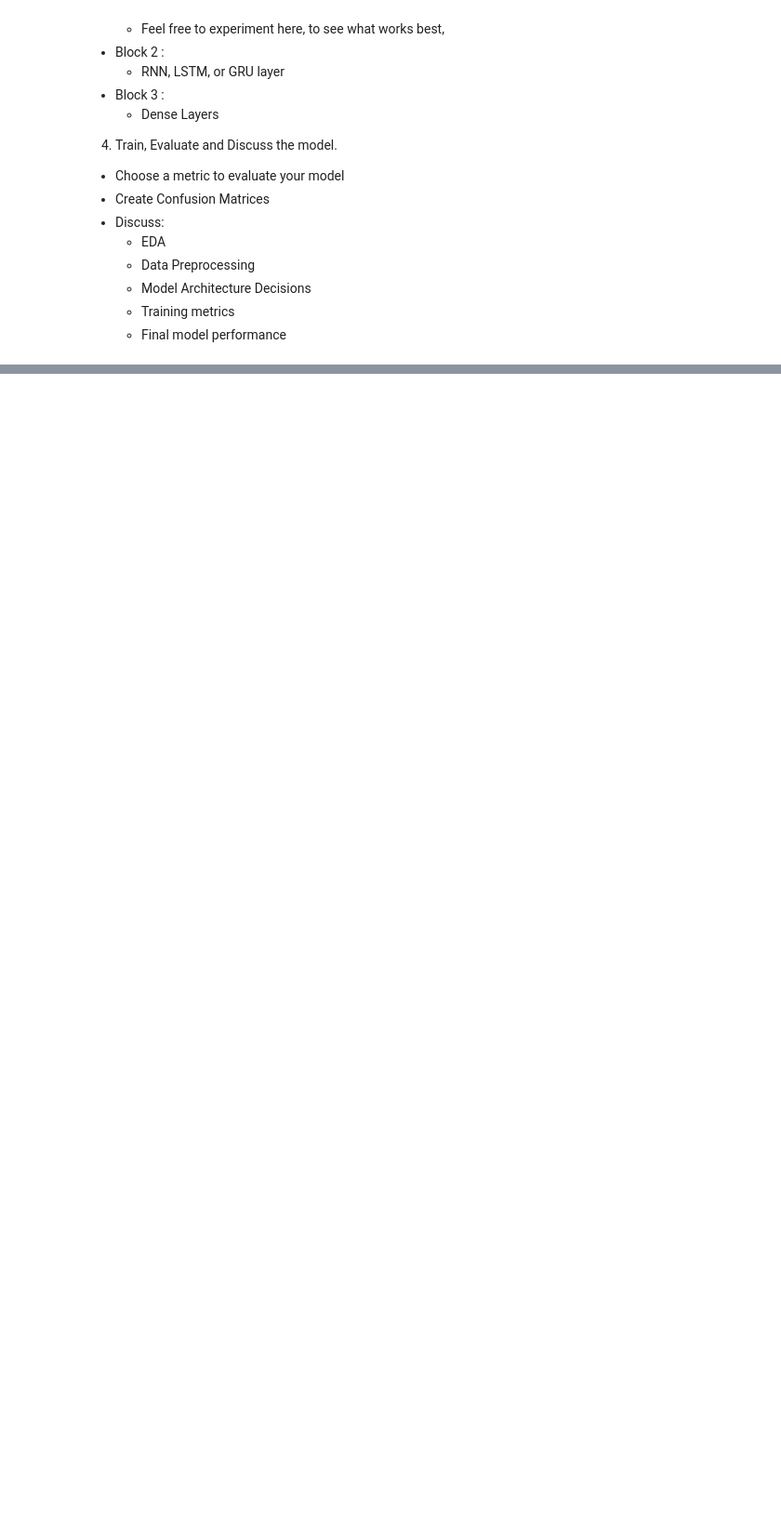
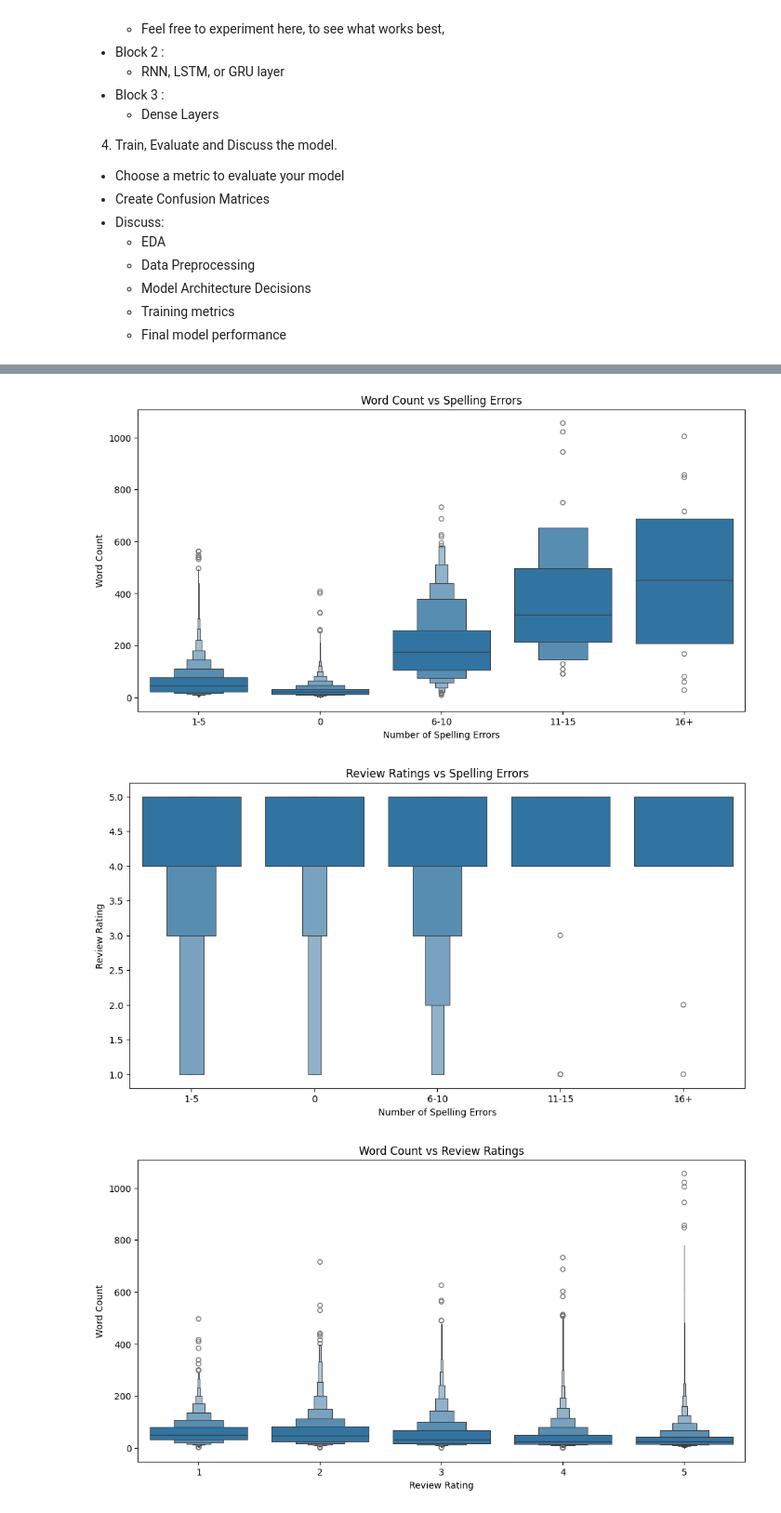
Before and after one commit to rudedude693/FSA_devops, a Jupyter notebook: notebooks/unit4/lesson_INC11/class_reviews.ipynb, the cells around one changed output, grey strips where cells are left out. Shown at 93% size. Cells and saved outputs as stored; diff of their text form; code cells hidden in the pictures; blank space fills up the shorter version.

Commit message:
reviews updates

```diff
--- a/notebooks/unit4/lesson_INC11/class_reviews.ipynb
+++ b/notebooks/unit4/lesson_INC11/class_reviews.ipynb
@@ -46,0 +168,8 @@
+# %%
+# print numHelpful values
+print(slimmed_reviews_df['reviews.numHelpful'].value_counts())
+# None of these are actually floating point numbers so we can convert them to smaller integers to save space and make processing faster
+# Set NaN values to 0 and convert to lowest integer type
+slimmed_reviews_df['reviews.numHelpful'] = slimmed_reviews_df['reviews.numHelpful'].fillna(0).astype(np.uint8)
+print(slimmed_reviews_df['reviews.numHelpful'].value_counts())
+# This column can be used as a multiplier to increase sentiment in either a positive or negative direction
@@ -46,0 +194,4 @@
+# %%
+# Convert all NaN values in reviews.rating to 0 and convert to lowest integer type
+slimmed_reviews_df['reviews.rating'] = slimmed_reviews_df['reviews.rating'].fillna(0).astype(np.uint8)
+print(slimmed_reviews_df['reviews.rating'].value_counts())
@@ -46,0 +241,45 @@
+# %%
+# plot the word counts and per spelling errors and the review ratings per spelling errors on two charts so we can see the spread
+# Create a new column for word count
+slim_spell_reviews_df['word_count'] = slim_spell_reviews_df['reviews.text'].apply(lambda x: len(re.findall(r'\b\w+\b', x)))
+
+# Plot word count vs spelling errors
+plt.figure(figsize=(12, 6))
+sns.boxenplot(data=slim_spell_reviews_df, x='spelling_errors', y='word_count')
+plt.title('Word Count vs Spelling Errors')
+plt.xlabel('Number of Spelling Errors')
+plt.ylabel('Word Count')
+plt.show()
+
+# Plot review ratings vs spelling errors
+plt.figure(figsize=(12, 6))
+sns.boxenplot(data=slim_spell_reviews_df, x='spelling_errors', y='reviews.rating')
+plt.title('Review Ratings vs Spelling Errors')
+plt.xlabel('Number of Spelling Errors')
+plt.ylabel('Review Rating')
+plt.show()
+
+# Plot word count vs review ratings
+plt.figure(figsize=(12, 6))
+sns.boxenplot(data=slim_spell_reviews_df, x='reviews.rating', y='word_count')
+plt.title('Word Count vs Review Ratings')
+plt.xlabel('Review Rating')
+plt.ylabel('Word Count')
+plt.show()
+
+# plot displot for word count and review ratings
+plt.figure(figsize=(12, 6))
+sns.displot(data=slim_spell_reviews_df, x='word_count', hue='reviews.rating', kind='ecdf')
+plt.title('Distribution of Word Count')
+plt.xlabel('Word Count')
+plt.ylabel('Density')
+plt.show()
+
+# print the average word count for each review rating
+print(slim_spell_reviews_df.groupby('reviews.rating')['word_count'].mean())
+# print the average spelling error bin amount per review rating
+print(slim_spell_reviews_df.groupby('reviews.rating')['spelling_errors'].value_counts(normalize=True))
+# %% [output]
+[figure, added]
+[figure, added]
+[figure, added]
```
Also changed, not shown: parts of 25 cells of this notebook.
